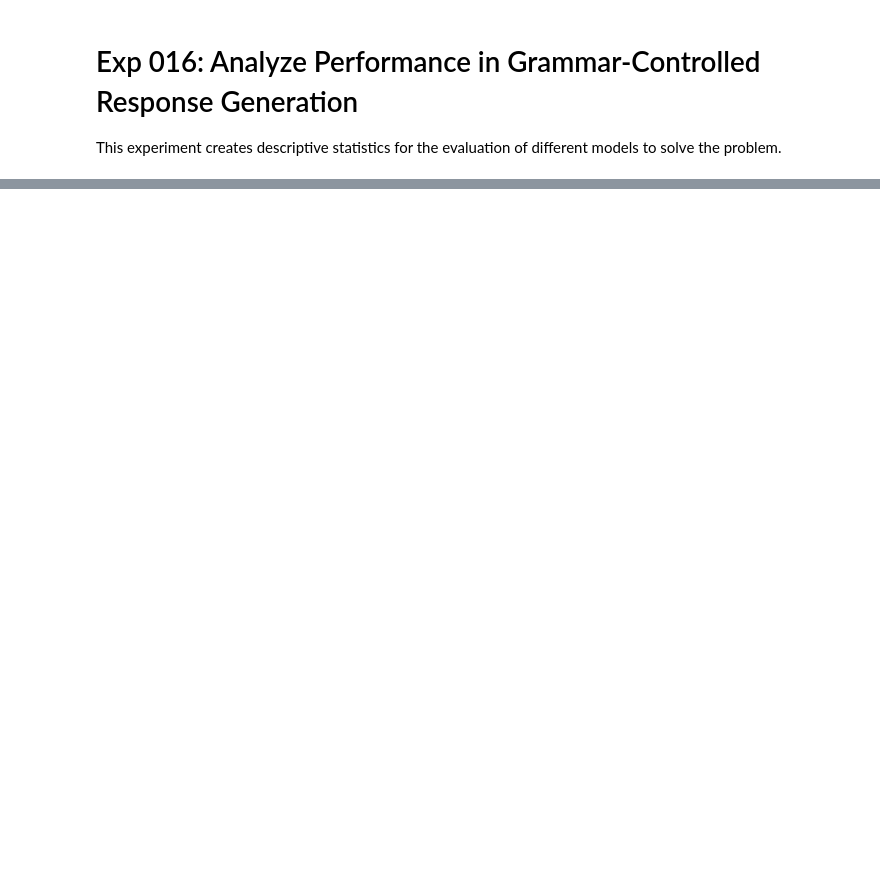
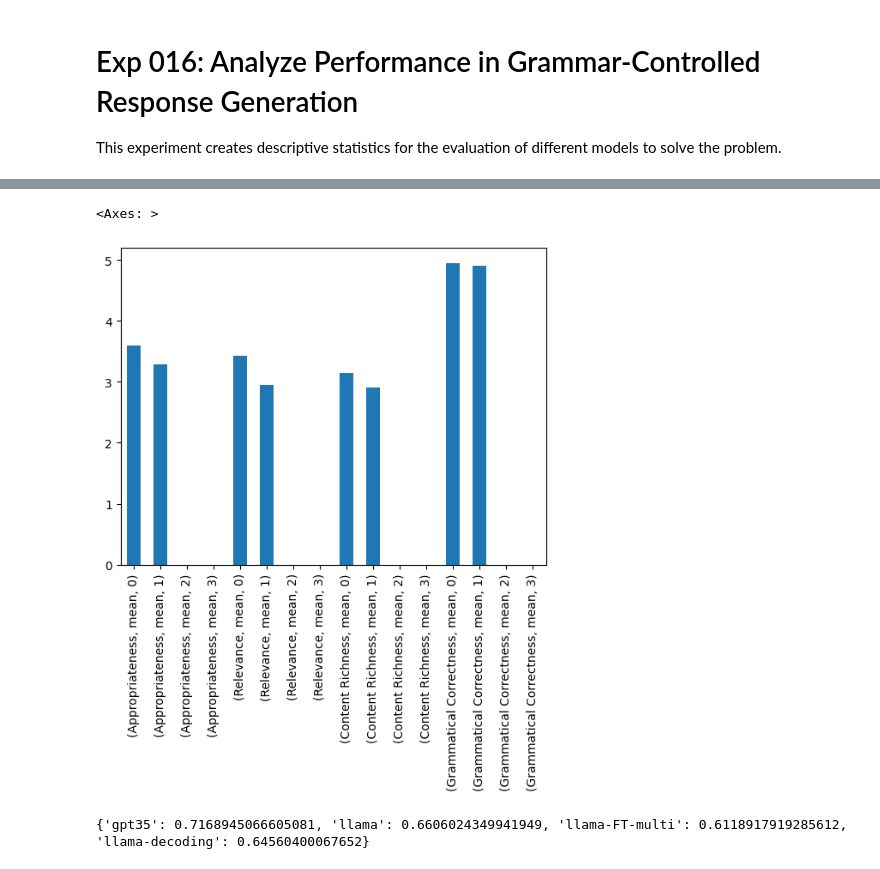
Before and after one commit to shivster2000/grammarctg, a Jupyter notebook: experiments/016_visualize_evaluation.ipynb, the cells around one changed output, grey strips where cells are left out. Saved outputs shown, nothing was run; the diff lists cells and outputs as text; code cells hidden in the pictures; blank space fills up the shorter version.

```diff
--- a/experiments/016_visualize_evaluation.ipynb
+++ b/experiments/016_visualize_evaluation.ipynb
@@ -72,0 +135,11 @@ def plot_distinct(single, name):
+# %%
+df.unstack(level=0)
+# %% [output]
+<Axes: >
+[figure, added]
+# %%
+def get_mean_distinct(model):
+    return get_aggs(single_constraints[single_constraints['model']==model], ["constraint"], distinct=True)['responses0']['calculate_distinct_n'].mean()
+print()
+# %% [output]
+{'gpt35': 0.7168945066605081, 'llama': 0.6606024349941949, 'llama-FT-multi': 0.6118917919285612, 'llama-decoding': 0.64560400067652}
```
Also changed, not shown: parts of 33 cells of this notebook, 42 other files.
